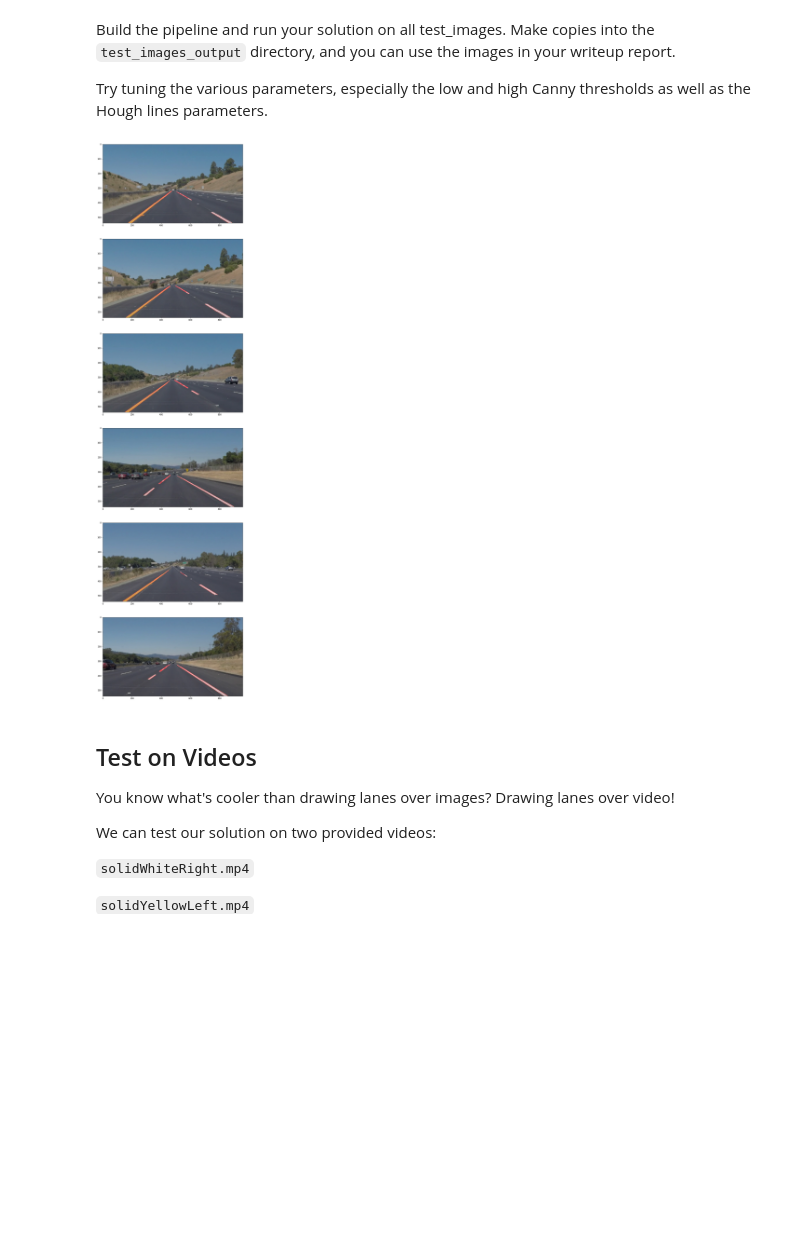
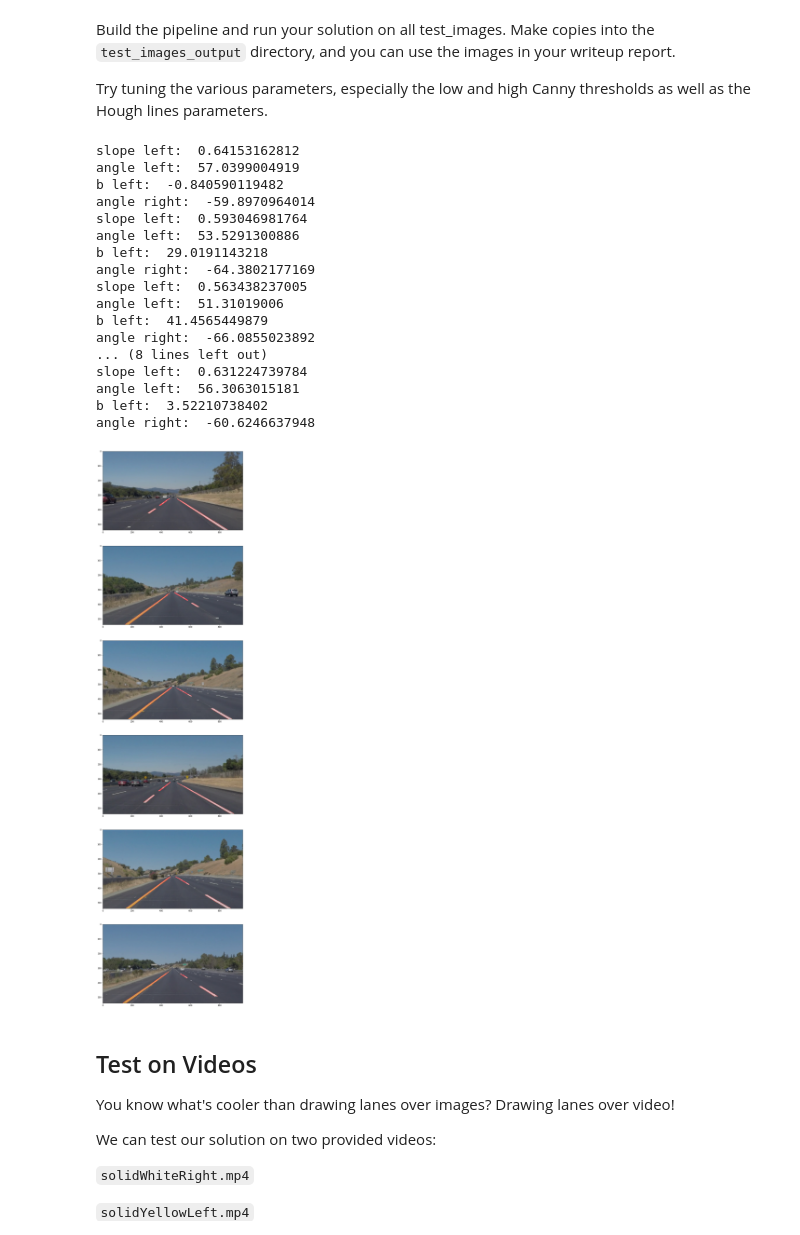
Before and after one commit to agonzale34/sdc-lane-lines-detection, a Jupyter notebook: P1.ipynb, the cells around one changed output. Saved outputs shown, nothing was run; the diff lists cells and outputs as text; code cells hidden in the pictures; blank space fills up the shorter version.

Commit message:
adding cool function for lines

```diff
--- a/P1.ipynb
+++ b/P1.ipynb
@@ -151,9 +151,40 @@ def draw_lines(img, lines, color=[255, 0, 0], thickness=2):
     If you want to make the lines semi-transparent, think about combining
     this function with the weighted_img() function below
     """
+    # separating the line by side
+    left_lines = []
+    left_slope = 0
+    left_inde = 0
+    right_lines = []
+    right_slope = 0
     for line in lines:
-        for x1,y1,x2,y2 in line:
-            cv2.line(img, (x1, y1), (x2, y2), color, thickness)
+        for x1, y1, x2, y2 in line:
+            slope = (y2-y1)/(x2-x1)
+            angle = np.arctan(slope)*100
+
+            if 45 < angle < 90:
+                cv2.line(img, (x1, y1), (x2, y2), color, thickness)
+                left_lines.append(line)
+                left_slope += slope
+                left_inde += -1 * (slope*x1 - y1)
+
+            elif -90 < angle < -45:
+                cv2.line(img, (x1, y1), (x2, y2), color, thickness)
+                right_lines.append(line)
+                right_slope += slope
+
+    left_len = len(left_lines)
+    left_slope = left_slope/left_len
+    right_slope = right_slope/len(right_lines)
+    left_inde = left_inde/left_len
+    print("slope left: ", left_slope)
+    print("angle left: ", np.arctan(left_slope)*100)
+    print("b left: ", left_inde)
+    print("angle right: ", np.arctan(right_slope)*100)
+
+    # for line in lines:
+    #     for x1, y1, x2, y2 in line:
+    #         cv2.line(img, (x1, y1), (x2, y2), color, thickness)
 
 
 def hough_lines(img, rho, theta, threshold, min_line_len, max_line_gap):
@@ -216,7 +247,7 @@ def lane_line_detection(image_path, fig, cols, rows, ncol):
     hl_rho = 1  # 1 distance resolution in pixels of the Hough grid
     hl_theta = np.pi / 180  # 170 angular resolution in radians of the Hough grid
     hl_threshold = 15  # 5 minimum number of votes (intersections in Hough grid cell)
-    hl_min_line_len = 40  # 30 minimum number of pixels making up a line
+    hl_min_line_len = 30  # 30 minimum number of pixels making up a line
     hl_max_line_gap = 20  # 14 maximum gap in pixels between connectable line segments
 
     img = mpimg.imread(image_path)
@@ -227,34 +258,51 @@ def lane_line_detection(image_path, fig, cols, rows, ncol):
 
     gray = grayscale(img)
 
     blur = gaussian_blur(gray, gauss_kernel_size)
 
     edges = canny(blur, canny_low_threshold, canny_high_threshold)
 
     # This time we are defining a four sided polygon to mask
     xmid = xs / 2
     upbase = xs * 0.01
     ymid = ys / 2 + ys * 0.09
     vertices = np.array([[(0, ys), (xmid - upbase, ymid), (xmid + upbase, ymid), (xs, ys)]], dtype=np.int32)
 
     masked_edges = region_of_interest(edges, vertices)
 
     lines = hough_lines(masked_edges, hl_rho, hl_theta, hl_threshold, hl_min_line_len, hl_max_line_gap)
 
     result = weighted_img(lines, img)
     fig.add_subplot(rows, cols, ncol)
     plt.imshow(result)
 
 
 fig = plt.figure(figsize=(25, 50))
 cols = len(images)
 
 index = 1
 for image_name in images:
     lane_line_detection(test_images_dir + image_name, fig, 1, cols, index)
     index = index + 1
 # %% [output]
+slope left:  0.64153162812
+angle left:  57.0399004919
+b left:  -0.840590119482
+angle right:  -59.8970964014
+slope left:  0.593046981764
+angle left:  53.5291300886
+b left:  29.0191143218
+angle right:  -64.3802177169
+slope left:  0.563438237005
+angle left:  51.31019006
+b left:  41.4565449879
+angle right:  -66.0855023892
+... (8 lines left out)
+slope left:  0.631224739784
+angle left:  56.3063015181
+b left:  3.52210738402
+angle right:  -60.6246637948
-[figure, old version]
+[figure, new version]
 # %% [markdown]
 ## Test on Videos
 
```
Also changed, not shown: parts of 4 cells of this notebook, 1 other file.
